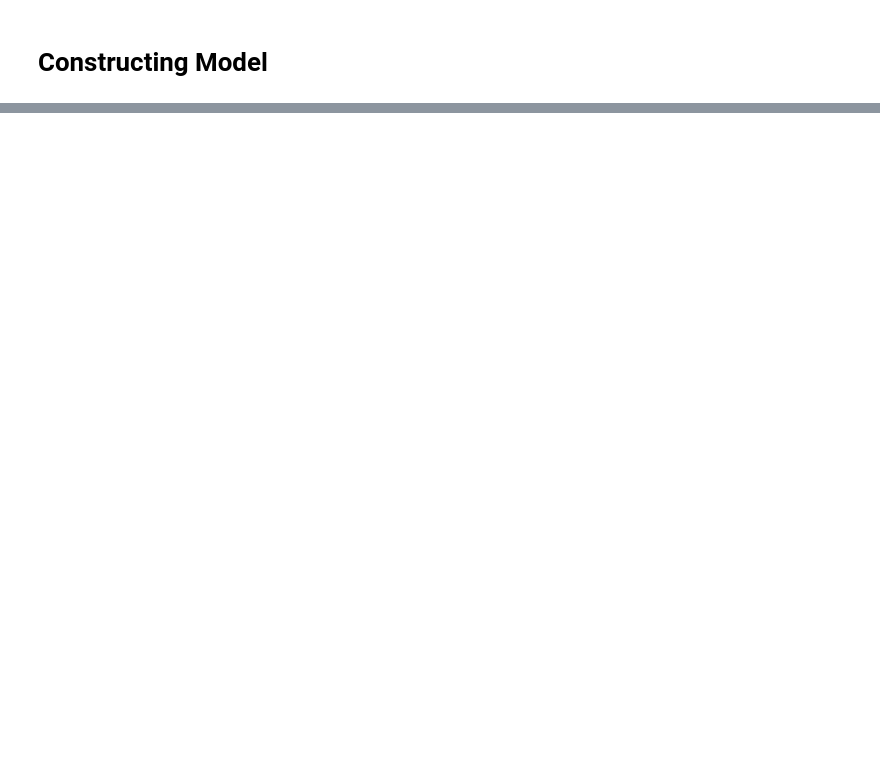
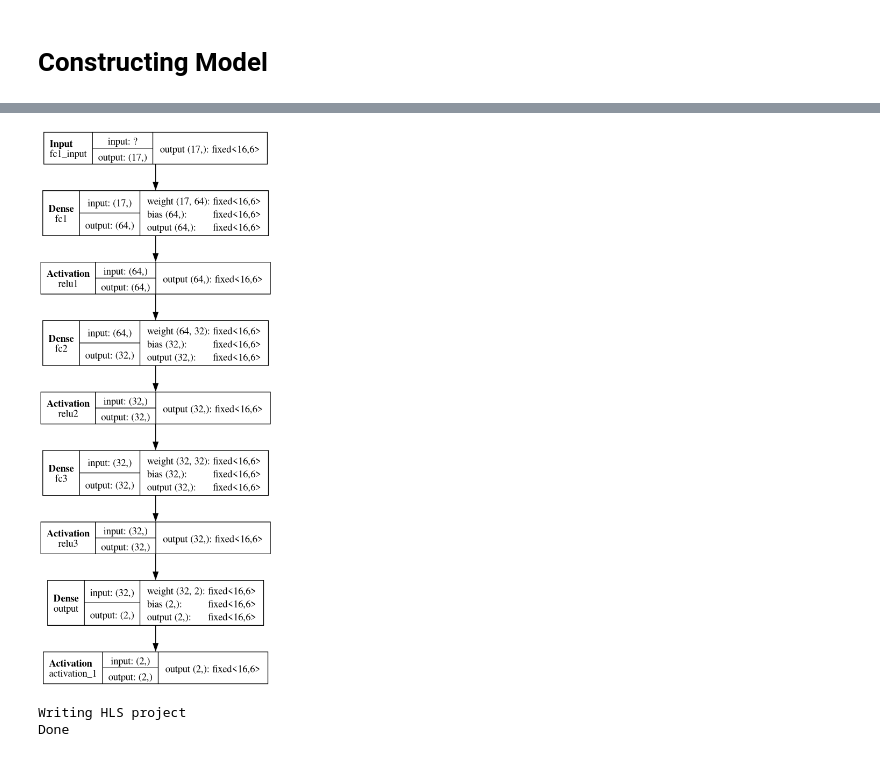
Before and after one commit to fatimargz/Locked-in-Leptons, a Jupyter notebook: DNN.ipynb, the cells around one changed output, grey strips where cells are left out. Cells and saved outputs as stored; diff of their text form; code cells hidden in the pictures; blank space fills up the shorter version.

```diff
--- a/DNN.ipynb
+++ b/DNN.ipynb
@@ -116,0 +187,11 @@ array([ 0.00000000e+00,  0.00000000e+00,  0.00000000e+00,  0.00000000e+00,
+# %%
+import hls4ml
+
+config = hls4ml.utils.config_from_keras_model(model, granularity='model', backend='Vitis')
+print("-----------------------------------")
+print("Configuration")
+plotting.print_dict(config)
+print("-----------------------------------")
+hls_model = hls4ml.converters.convert_from_keras_model(
+    model, hls_config=config, backend='Vitis', output_dir='model_1/hls4ml_prj', part='xcu250-figd2104-2L-e'
+)
@@ -116,0 +216,11 @@ array([ 0.00000000e+00,  0.00000000e+00,  0.00000000e+00,  0.00000000e+00,
+# %%
+hls4ml.utils.plot_model(hls_model, show_shapes=True, show_precision=True, to_file=None)
+# %% [output]
+[figure, added]
+# %%
+hls_model.compile()
+X_test = np.ascontiguousarray(x_test)
+y_hls = hls_model.predict(x_test)
+# %% [output]
+Writing HLS project
+Done
```
Also changed, not shown: parts of 16 cells of this notebook.
